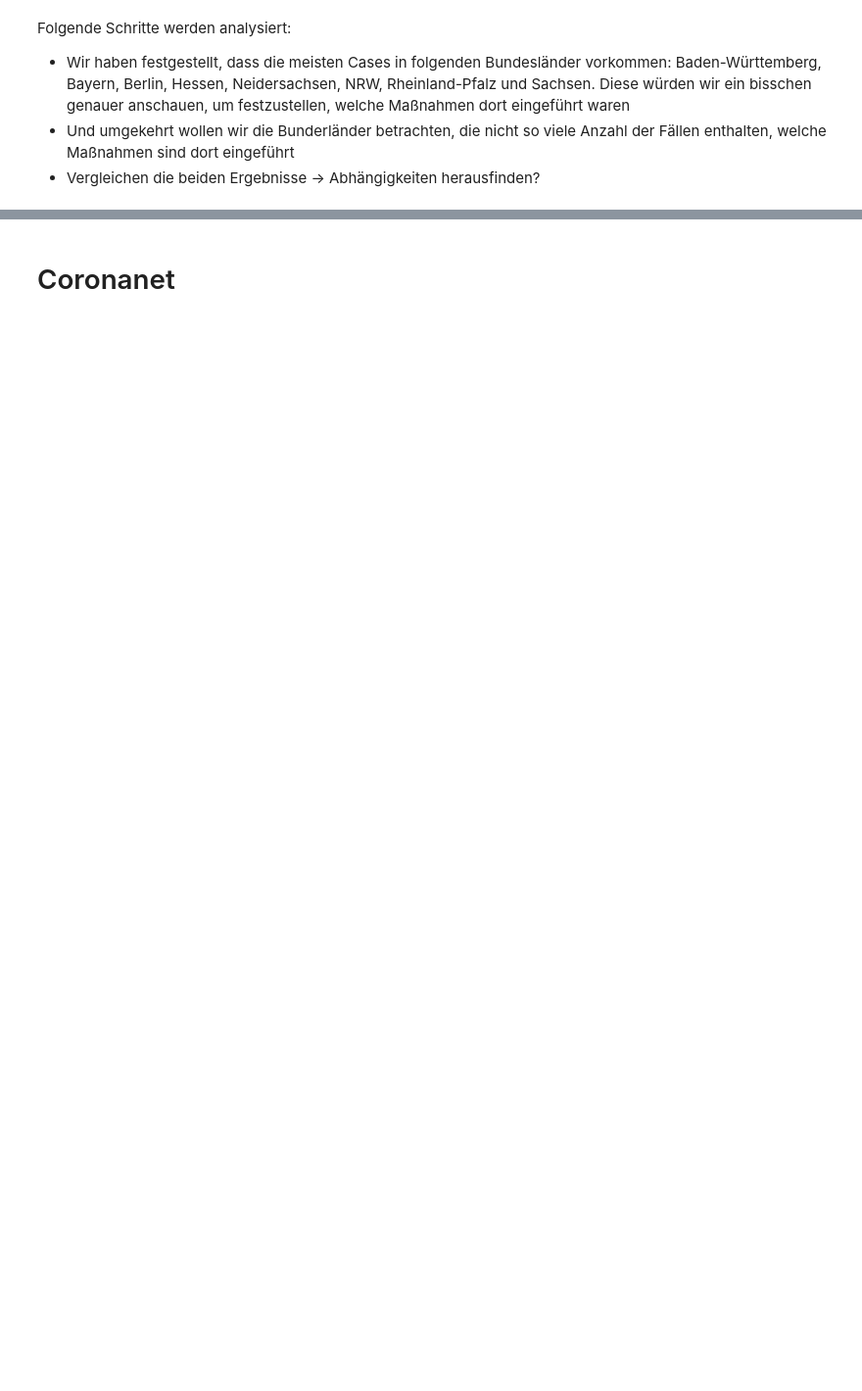
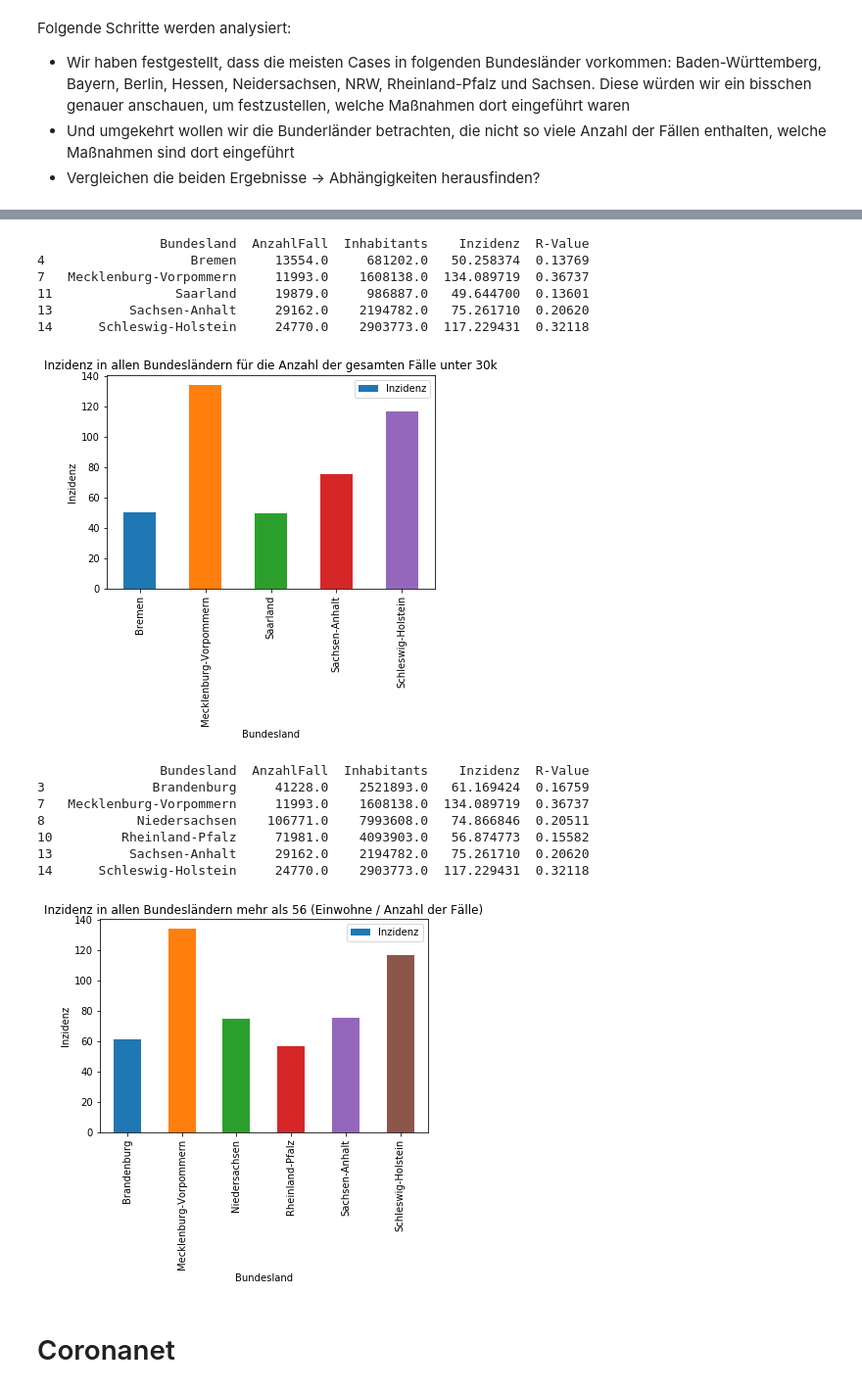
Before and after one commit to AlexHTW/graphentheorie_covid, a Jupyter notebook: ExploratoryDataAnalysis.ipynb, the cells around one changed output, grey strips where cells are left out. Shown at 98% size. Drawn from its saved outputs; the diff is of its cells as text; code cells hidden in the pictures; blank space fills up the shorter version.

```diff
--- a/ExploratoryDataAnalysis.ipynb
+++ b/ExploratoryDataAnalysis.ipynb
@@ -110,3 +207,47 @@ Todo:
+# %%
+#filter as earlier to compare absolut and relatively cases
+filter = df["AnzahlFall"]<30000
+
+# filtering data on basis of both filters
+bundesland_cases_sum_under_30k = df.where(filter).dropna()
+
+print(bundesland_cases_sum_under_30k)
+bundesland_cases_sum_under_30k.plot(x ='Bundesland', y='Inzidenz', kind = 'bar')
+
+plt.title('Inzidenz in allen Bundesländern für die Anzahl der gesamten Fälle unter 30k')
+plt.xlabel('Bundesland')
+plt.ylabel('Inzidenz')
+plt.show()
+
+# making filter series for incidence more than 56
+filter = df["Inzidenz"]>56
+
+# filtering data on basis of both filters
+incindence_cases_up_56 = df.where(filter).dropna()
+
+print(incindence_cases_up_50)
+incindence_cases_up_56.plot(x ='Bundesland', y='Inzidenz', kind = 'bar')
+
+plt.title('Inzidenz in allen Bundesländern mehr als 56 (Einwohne / Anzahl der Fälle)')
+plt.xlabel('Bundesland')
+plt.ylabel('Inzidenz')
+plt.show()
+# %% [output]
+                Bundesland  AnzahlFall  Inhabitants    Inzidenz  R-Value
+4                   Bremen     13554.0     681202.0   50.258374  0.13769
+7   Mecklenburg-Vorpommern     11993.0    1608138.0  134.089719  0.36737
+11                Saarland     19879.0     986887.0   49.644700  0.13601
+13          Sachsen-Anhalt     29162.0    2194782.0   75.261710  0.20620
+14      Schleswig-Holstein     24770.0    2903773.0  117.229431  0.32118
+[figure, added]
+                Bundesland  AnzahlFall  Inhabitants    Inzidenz  R-Value
+3              Brandenburg     41228.0    2521893.0   61.169424  0.16759
+7   Mecklenburg-Vorpommern     11993.0    1608138.0  134.089719  0.36737
+8            Niedersachsen    106771.0    7993608.0   74.866846  0.20511
+10         Rheinland-Pfalz     71981.0    4093903.0   56.874773  0.15582
+13          Sachsen-Anhalt     29162.0    2194782.0   75.261710  0.20620
+14      Schleswig-Holstein     24770.0    2903773.0  117.229431  0.32118
+[figure, added]
 # %% [markdown]
 # Coronanet
 # %%
```
Also changed, not shown: parts of 13 cells of this notebook.
